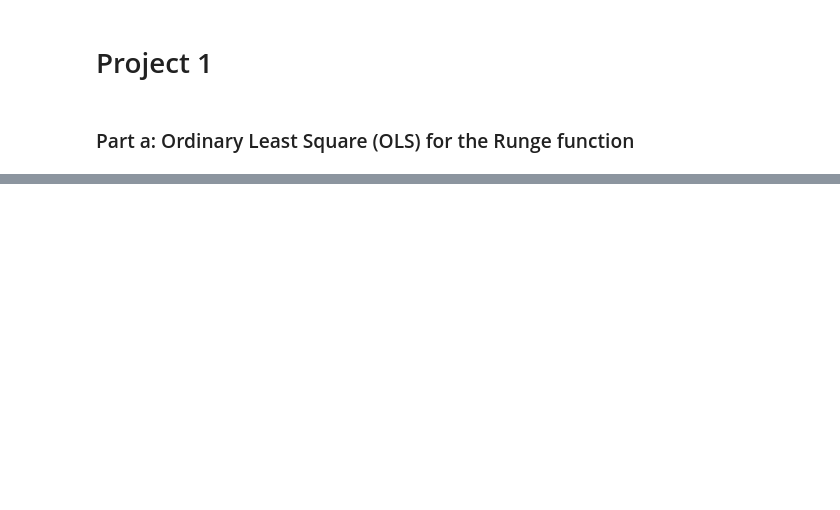
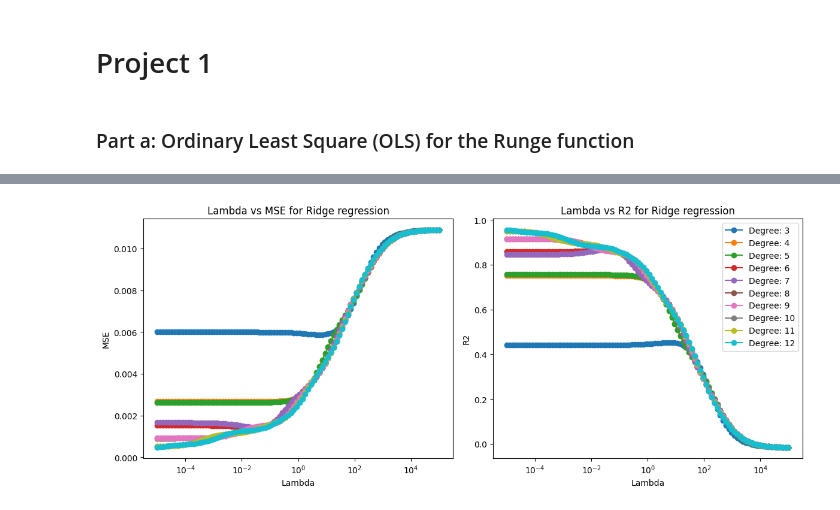
Before and after one commit to HeineEH/FYS-STK3155-4155_Project1, a Jupyter notebook: code/project_1.ipynb, the cells around one changed output, grey strips where cells are left out. Saved outputs shown, nothing was run; the diff lists cells and outputs as text; code cells hidden in the pictures; blank space fills up the shorter version.

```diff
--- a/code/project_1.ipynb
+++ b/code/project_1.ipynb
@@ -99,0 +141,35 @@ plt.show()
+# %%
+lamb = 10**(np.linspace(-5,5,100))
+
+polynomial_degrees = list(range(3, 12+1))
+
+mse = np.zeros((polynomial_degrees[-1] - polynomial_degrees[0]+1,len(lamb)))
+r2 = mse.copy()
+
+for i in range(len(lamb)):
+    mse_values,r2_values = MSE_and_R2(x,polynomial_degrees,regression_type="Ridge",lamb = lamb[i])
+    mse[:,i] = mse_values
+    r2[:,i] = r2_values
+
+plt.figure(figsize=(12,5))
+
+for j in range(len(polynomial_degrees)):
+    plt.subplot(1, 2, 1)
+    plt.semilogx(lamb, mse[j,:], marker='o',label=f"Degree: {polynomial_degrees[j]}")
+    plt.title('Lambda vs MSE for Ridge regression')
+    plt.xlabel('Lambda')
+    plt.ylabel('MSE')
+    plt.grid()
+
+    plt.subplot(1, 2, 2)
+    plt.semilogx(lamb, r2[j,:], marker='o',label=f"Degree: {polynomial_degrees[j]}")
+    plt.title('Lambda vs R2 for Ridge regression')
+    plt.xlabel('Lambda')
+    plt.ylabel('R2')
+    plt.grid()
+
+plt.legend()
+plt.tight_layout()
+plt.show()
+# %% [output]
+[figure, added]
```
Also changed, not shown: parts of 5 cells of this notebook.
